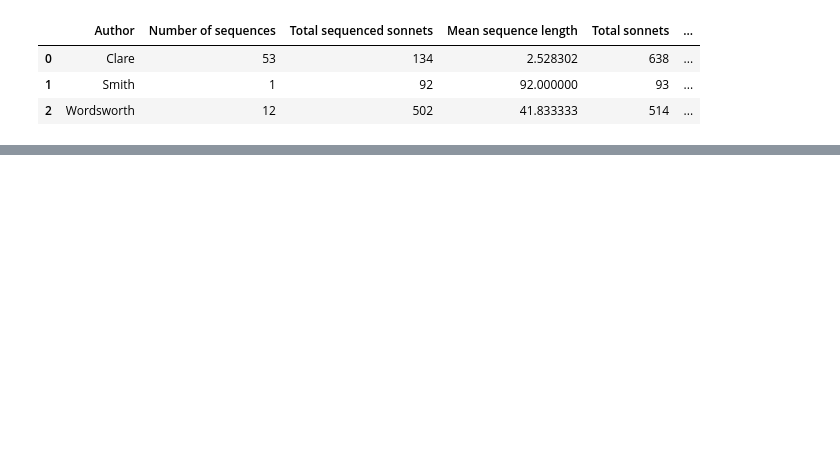
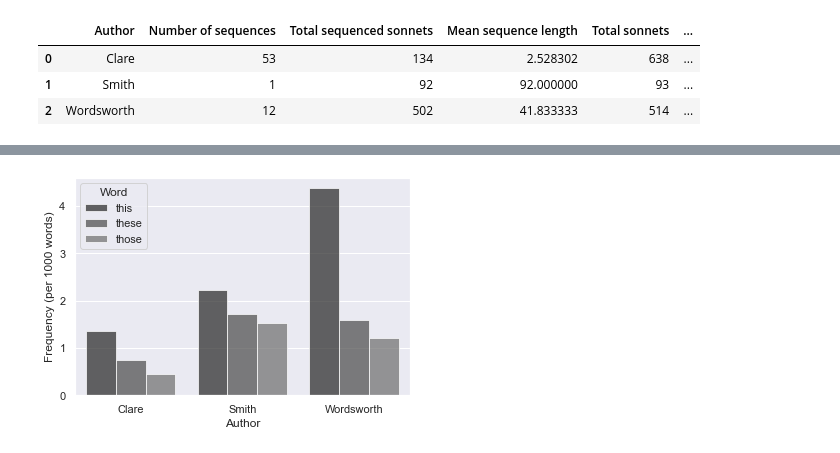
Before and after one commit to sn-code-inside/romantic-self, a Jupyter notebook: Chapter 4 - Lyric.ipynb, the cells around one changed output, grey strips where cells are left out. Saved outputs shown, nothing was run; the diff lists cells and outputs as text; code cells hidden in the pictures; blank space fills up the shorter version.

```diff
--- a/Chapter 4 - Lyric.ipynb
+++ b/Chapter 4 - Lyric.ipynb
@@ -210,0 +329,28 @@ sequence_table
+# %%
+first_person = {
+    'i':'singular',
+    'me':'singular',
+    'mine':'singular',
+    'my':'singular',
+    'myself':'singular',
+    'we':'plural',
+    'us':'plural',
+    'our':'plural',
+    'ours':'plural',
+    'ourselves':'plural'
+}
+authors = ['Clare','Smith','Wordsworth']
+
+def get_word_frequency(word: str, sonnets: Iterable[Iterable[str]], per=1000) -> float:
+    """Chains together the passed lists of tokens and computes the frequency per the
+    desired number of words"""
+
+    freq = 0
+    word_count = 0
+
+    for token in chain.from_iterable(sonnets):
+        word_count += 1
+        if token == word:
+            freq += 1
+
+    return freq / word_count * per if word_count > 0 else 0
@@ -210,0 +520,15 @@ sequence_table
+# %%
+demonstratives = {'this':'singular', 'these':'plural', 'those':'plural'}
+
+def plot_demonstrative_pronouns(corpus: SonnetCorpus, demonstratives: dict[str, str], authors: Iterable[str]):
+    data = get_pronouns_table(corpus, demonstratives, authors)
+    plot = sns.barplot(data=data, x='author', y='freq', hue='word', alpha=0.7)
+    plot.set_xlabel("Author")
+    plot.set_ylabel("Frequency (per 1000 words)")
+    plot.legend(title="Word")
+    return plot.get_figure()
+
+demonstratives_plot = plot_demonstrative_pronouns(sonnets, demonstratives, authors)
+demonstratives_plot.savefig("figures/figure_4_11.jpg", dpi=500)
+# %% [output]
+[figure, added]
```
Also changed, not shown: parts of 19 cells of this notebook, 22 other files.
